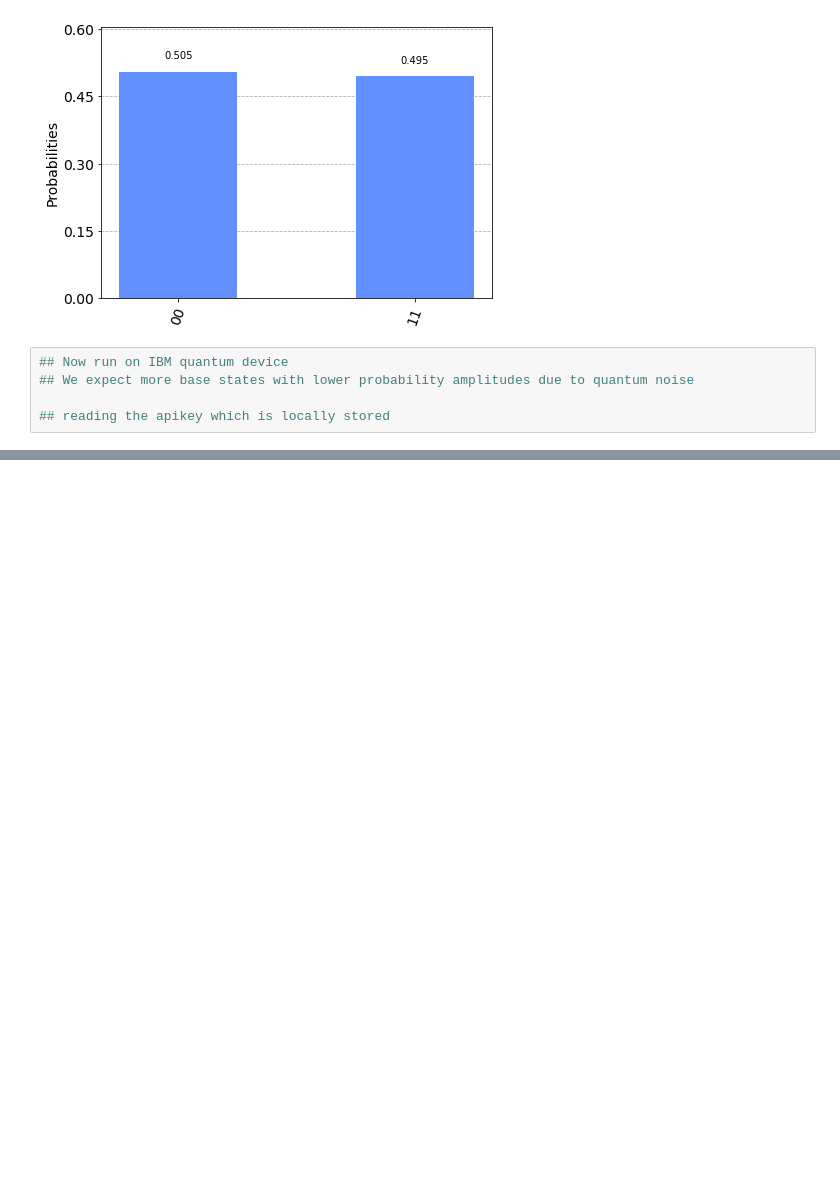
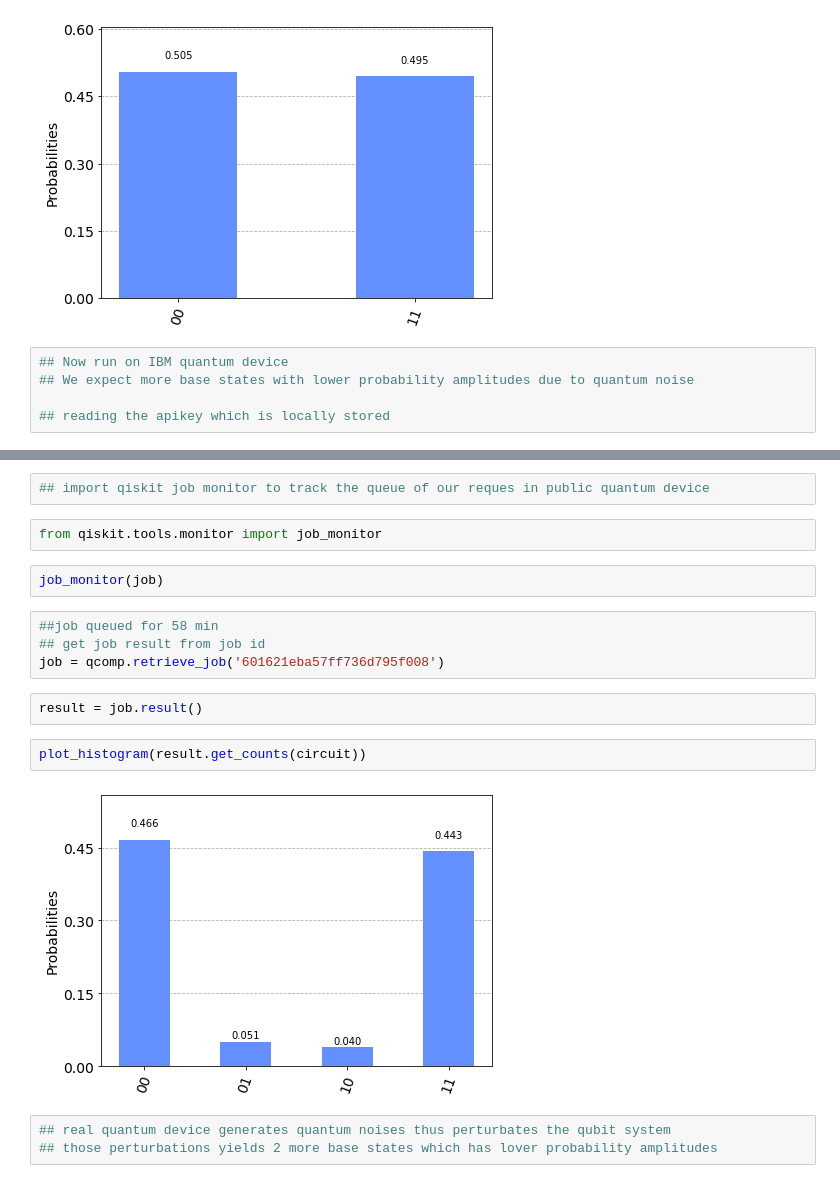
Before and after one commit to erguzel/quanputer-code, a Jupyter notebook: qiskit/ipynb/qbt-0h-01cx.ipynb, the cells around one changed output, grey strips where cells are left out. Cells and saved outputs as stored; diff of their text form; blank space fills up the shorter version.

Commit message:
get run result from ibmq backend

```diff
--- a/qiskit/ipynb/qbt-0h-01cx.ipynb
+++ b/qiskit/ipynb/qbt-0h-01cx.ipynb
@@ -127,0 +120,19 @@ job_monitor(job)
+# %%
+## import qiskit job monitor to track the queue of our reques in public quantum device
+# %%
+from qiskit.tools.monitor import job_monitor
+# %%
+job_monitor(job)
+# %%
+##job queued for 58 min
+## get job result from job id
+job = qcomp.retrieve_job('601621eba57ff736d795f008')
+# %%
+result = job.result()
+# %%
+plot_histogram(result.get_counts(circuit))
+# %% [output]
+[figure, added]
+# %%
+## real quantum device generates quantum noises thus perturbates the qubit system
+## those perturbations yields 2 more base states which has lover probability amplitudes
```
Also changed, not shown: parts of 24 cells of this notebook.
